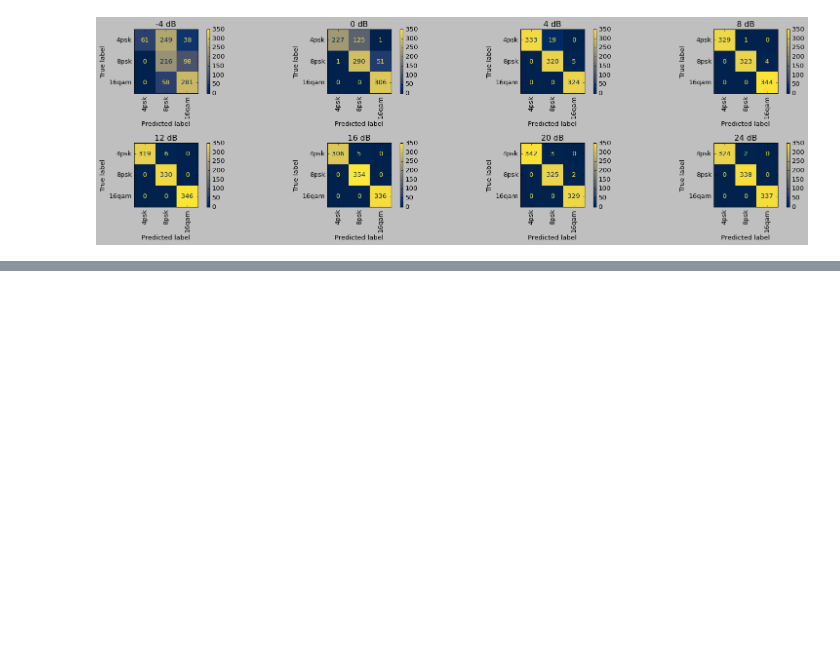
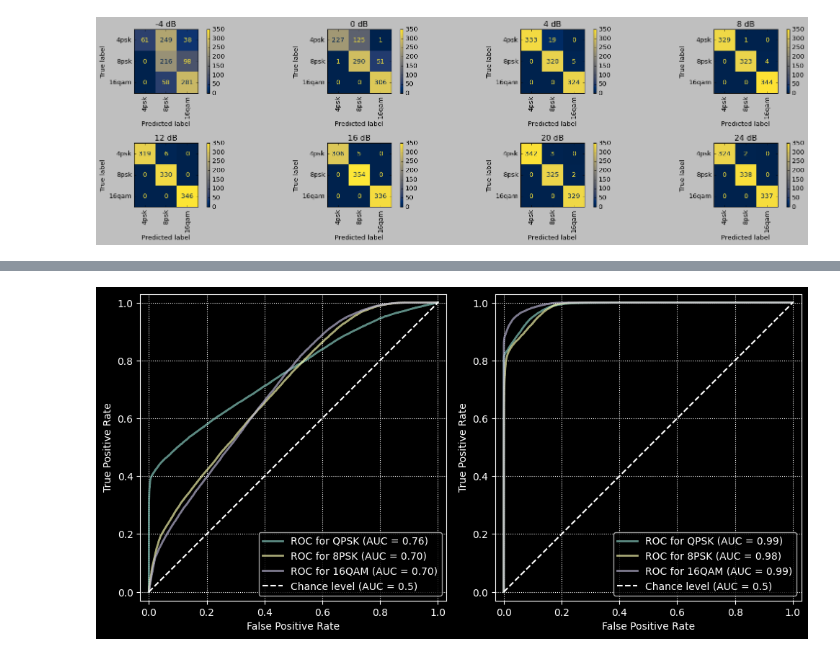
Before and after one commit to gokhanntosun/ofdm-amc, a Jupyter notebook: notebook.ipynb, the cells around one changed output, grey strips where cells are left out. Cells and saved outputs as stored; diff of their text form; code cells hidden in the pictures; blank space fills up the shorter version.

```diff
--- a/notebook.ipynb
+++ b/notebook.ipynb
@@ -404,0 +510,46 @@ date = datetime.datetime.today().strftime("%Y%m%d")
+# %%
+def _draw_for_model(ax: plt.Axes, model: str, args: Dict[str, Union[str, int]]):
+
+    classes = ["QPSK", "8PSK", "16QAM"]
+    model_pred = base_pred if model=="baseline" else alt_pred
+
+    for i in range(3):
+        target_true      = [1 if label==i else 0 for label in true]
+        target_base_pred = [pred[0] if pred[1]==i else 1-pred[0] for pred in model_pred]
+
+        RocCurveDisplay.from_predictions(
+            name=f"ROC for {classes[i]}",
+            y_true=target_true,
+            y_pred=target_base_pred,
+            plot_chance_level=i==2,
+            chance_level_kw={"color": "white"},
+            ax=ax,
+            **args
+        )
+
+fig, axs = plt.subplots(1, 2)
+models = ["baseline", "alternative"]
+
+for i in range(2):
+    model = models[i]
+    ax: plt.Axes = axs[i]
+    args = {"linewidth": 2, "alpha": 0.66}
+    _draw_for_model(ax, model, args)
+
+    ax.set_xlabel("False Positive Rate")
+    ax.set_ylabel("True Positive Rate")
+
+    ax.margins(0.03)
+    ax.set_aspect("equal")
+    ax.grid(linestyle="dotted")
+
+fig.set_size_inches(w=10, h=5)
+fig.tight_layout()
+
+# date = datetime.datetime.today().strftime("%Y%m%d")
+# write_base = "/Users/gtosun/Documents/vsc_workspace/ofdm-amc/test"
+# filename = f"roc_per_model__{date}.png"
+# filepath = os.path.join(write_base, filename)
+# fig.savefig(filepath)
+# %% [output]
+[figure, added]
```
Also changed, not shown: parts of 3 cells of this notebook.
